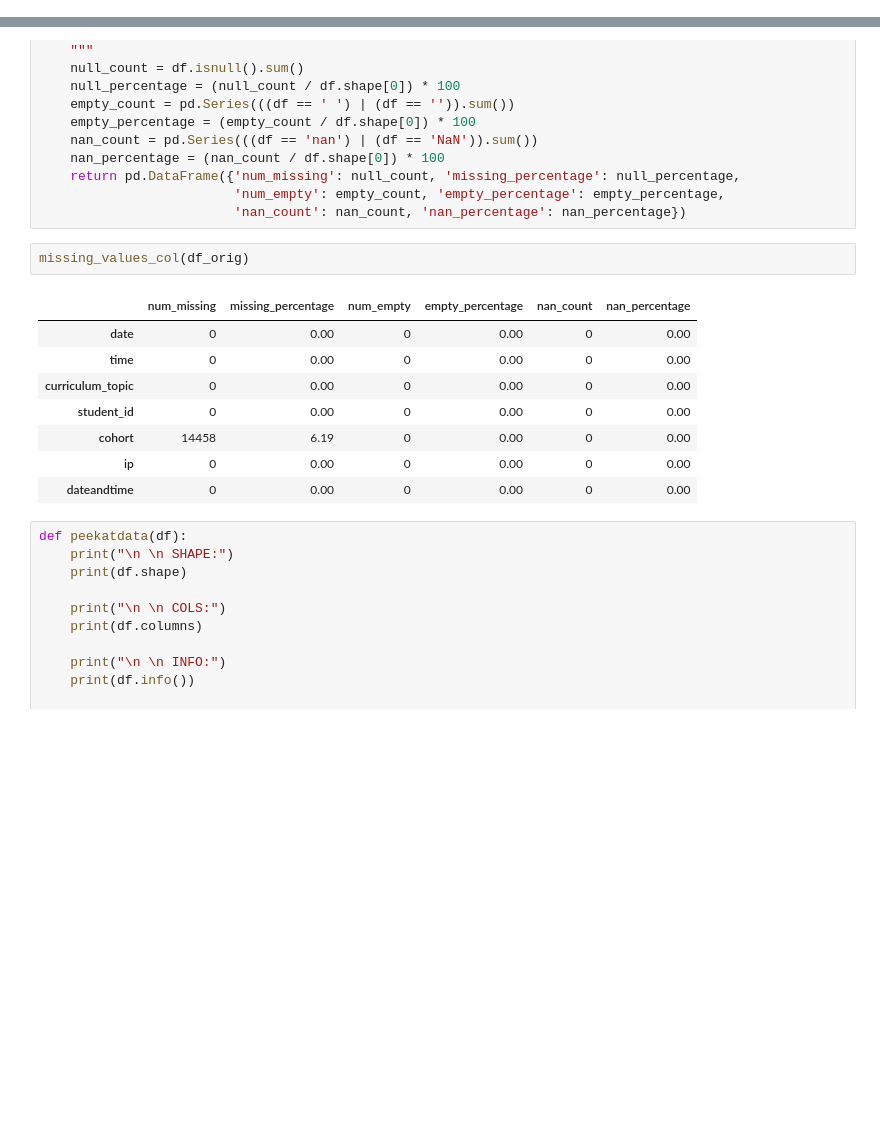
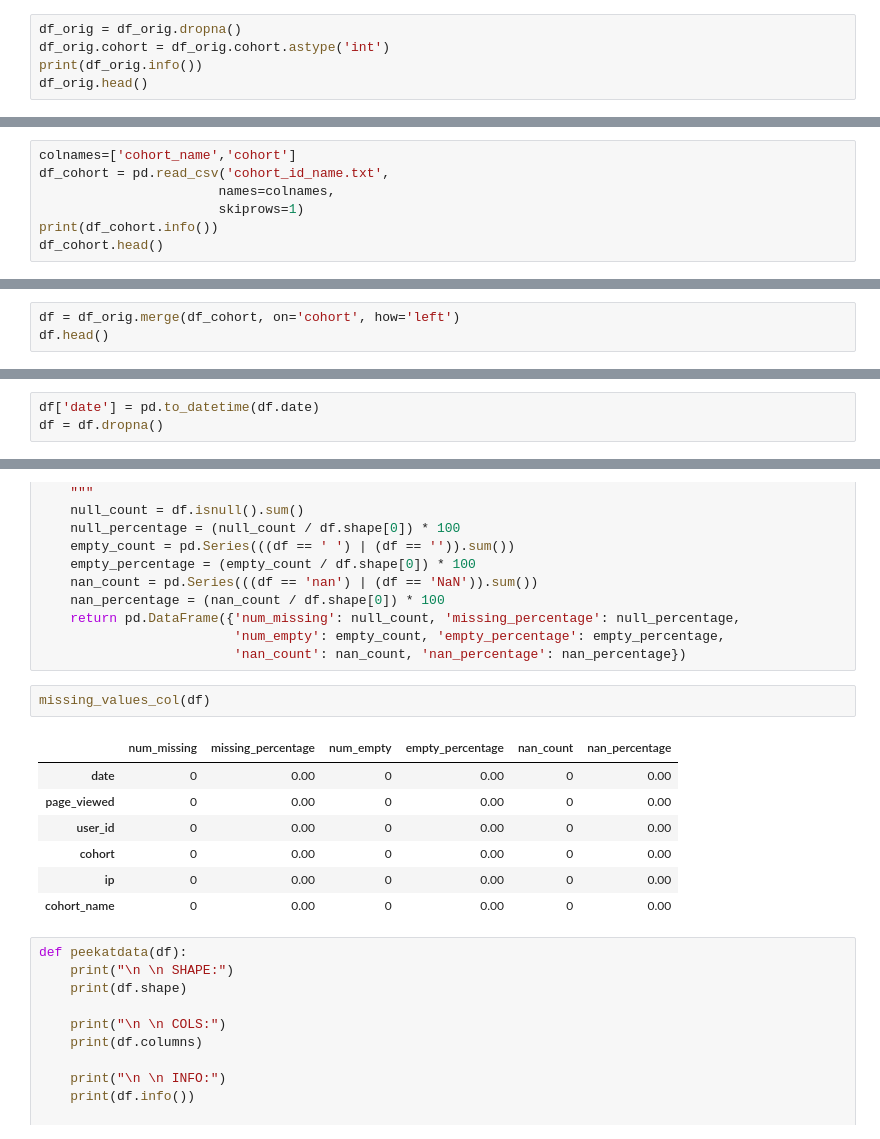
Before and after one commit to HackneyChad/ds-methodologies-exercises, a Jupyter notebook: anomaly_detection/anomaly_detection.ipynb, the cells around one changed output, grey strips where cells are left out. Cells and saved outputs as stored; diff of their text form; blank space fills up the shorter version.

```diff
--- a/anomaly_detection/anomaly_detection.ipynb
+++ b/anomaly_detection/anomaly_detection.ipynb
@@ -549,0 +566,5 @@ df_orig = pd.read_csv('/Users/rachelreuter/ds-methodologies/anomaly_detection/an
+# %%
+df_orig = df_orig.dropna()
+df_orig.cohort = df_orig.cohort.astype('int')
+print(df_orig.info())
+df_orig.head()
@@ -549,0 +589,7 @@ df_orig = pd.read_csv('/Users/rachelreuter/ds-methodologies/anomaly_detection/an
+# %%
+colnames=['cohort_name','cohort']
+df_cohort = pd.read_csv('cohort_id_name.txt',
+                       names=colnames,
+                       skiprows=1)
+print(df_cohort.info())
+df_cohort.head()
@@ -549,0 +611,3 @@ df_orig = pd.read_csv('/Users/rachelreuter/ds-methodologies/anomaly_detection/an
+# %%
+df = df_orig.merge(df_cohort, on='cohort', how='left')
+df.head()
@@ -605,4 +652,7 @@ df_orig.head()
 - Success
 # %% [markdown]
 #### Changing that new combined dateandtime field to datetime format
+# %%
+df['date'] = pd.to_datetime(df.date)
+df = df.dropna()
 # %%
@@ -638,16 +693,15 @@ def missing_values_col(df):
 	                     'num_empty': empty_count, 'empty_percentage': empty_percentage,
 	                     'nan_count': nan_count, 'nan_percentage': nan_percentage})
 # %%
-missing_values_col(df_orig)
+missing_values_col(df)
 # %% [output]
 |  | num_missing | missing_percentage | num_empty | empty_percentage | nan_count | nan_percentage |
 | date | 0 | 0.00 | 0 | 0.00 | 0 | 0.00 |
-| time | 0 | 0.00 | 0 | 0.00 | 0 | 0.00 |
-| curriculum_topic | 0 | 0.00 | 0 | 0.00 | 0 | 0.00 |
-| student_id | 0 | 0.00 | 0 | 0.00 | 0 | 0.00 |
-| cohort | 14458 | 6.19 | 0 | 0.00 | 0 | 0.00 |
+| page_viewed | 0 | 0.00 | 0 | 0.00 | 0 | 0.00 |
+| user_id | 0 | 0.00 | 0 | 0.00 | 0 | 0.00 |
+| cohort | 0 | 0.00 | 0 | 0.00 | 0 | 0.00 |
 | ip | 0 | 0.00 | 0 | 0.00 | 0 | 0.00 |
-| dateandtime | 0 | 0.00 | 0 | 0.00 | 0 | 0.00 |
+| cohort_name | 0 | 0.00 | 0 | 0.00 | 0 | 0.00 |
 # %%
 def peekatdata(df):
     print("\n \n SHAPE:")
```
Also changed, not shown: parts of 88 cells of this notebook, 1 other file.
